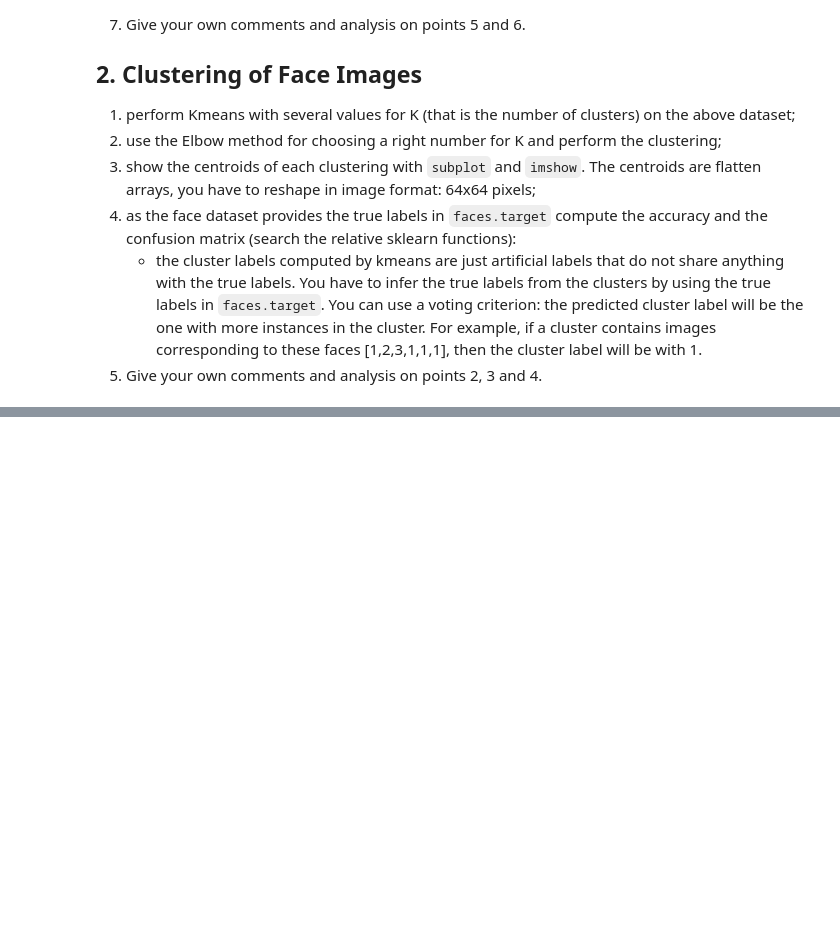
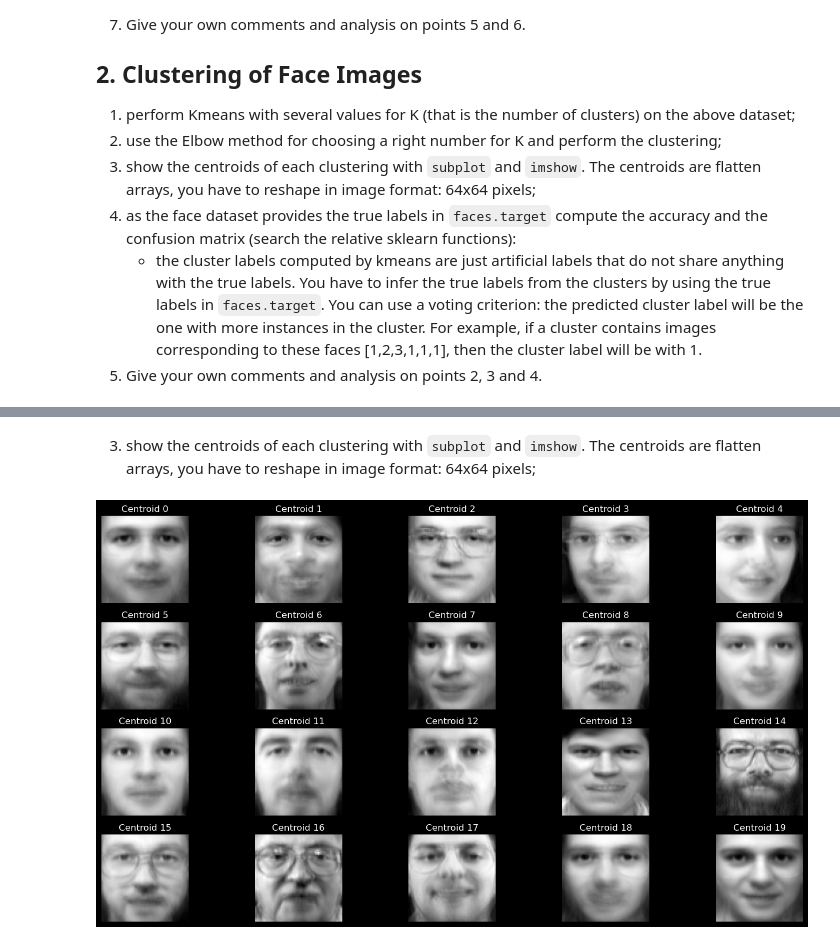
Before and after one commit to massmola/ml-assignments, a Jupyter notebook: Assignment2_group3.ipynb, the cells around one changed output, grey strips where cells are left out. Drawn from its saved outputs; the diff is of its cells as text; code cells hidden in the pictures; blank space fills up the shorter version.

```diff
--- a/Assignment2_group3.ipynb
+++ b/Assignment2_group3.ipynb
@@ -24,0 +190,19 @@ The assignment is related to the face recognition problem: train a SVM to recogn
+# %% [markdown]
+3. show the centroids of each clustering with `subplot` and `imshow`. The centroids are flatten arrays, you have to reshape in image format: 64x64 pixels;
+# %%
+# Show the centroids of each clustering with subplot and imshow
+kmeans = KMeans(n_clusters=20, random_state=42)
+kmeans.fit(faces.data)
+n_clusters = kmeans.n_clusters
+centroids = kmeans.cluster_centers_
+
+plt.figure(figsize=(15, 8))
+for i in range(n_clusters):
+    plt.subplot(4, 5, i + 1)
+    plt.imshow(centroids[i].reshape(64, 64), cmap='gray')
+    plt.title(f'Centroid {i}')
+    plt.axis('off')
+plt.tight_layout()
+plt.show()
+# %% [output]
+[figure, added]
```
Also changed, not shown: parts of 18 cells of this notebook.
